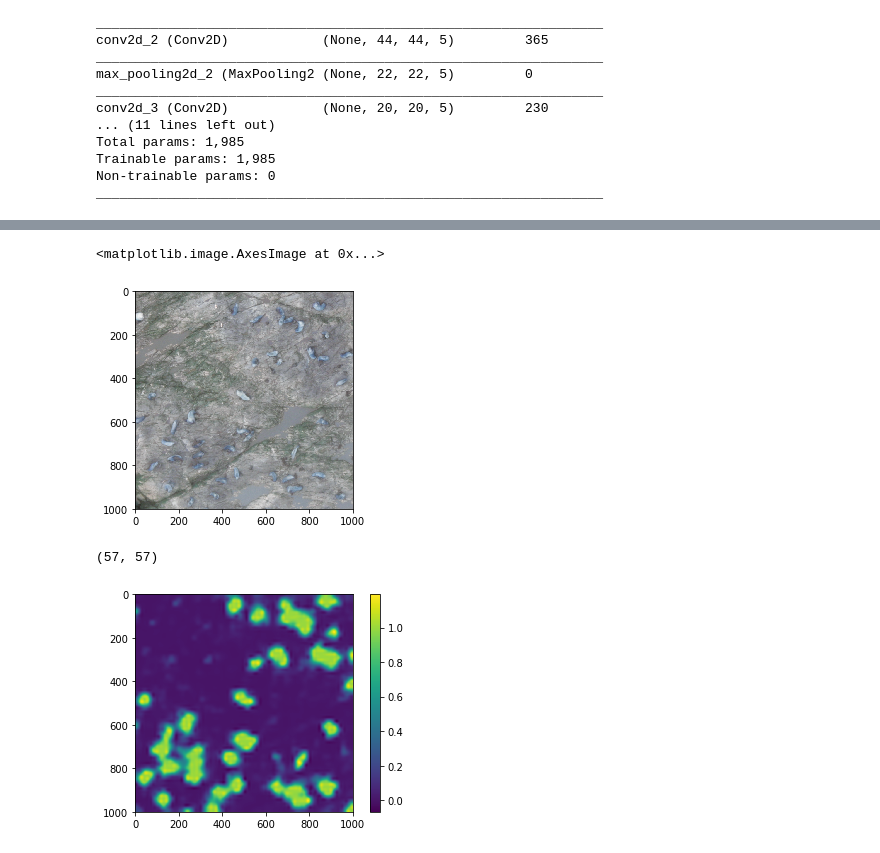
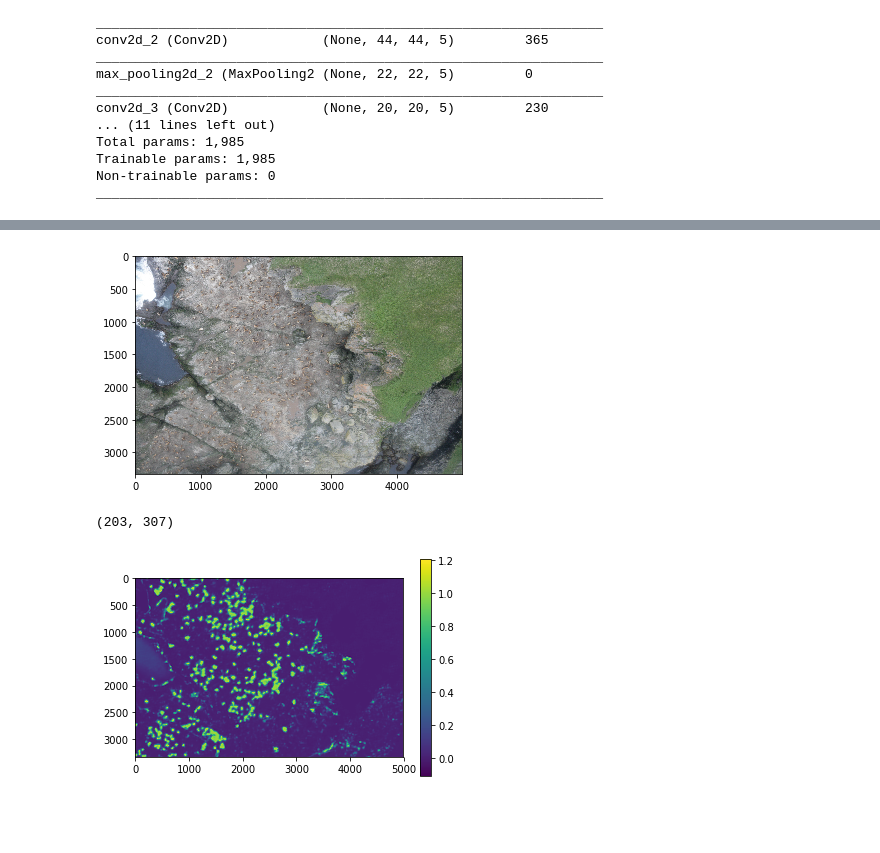
Before and after one commit to marcore94/Sealions, a Jupyter notebook: convModel.ipynb, the cells around one changed output, grey strips where cells are left out. Cells and saved outputs as stored; diff of their text form; code cells hidden in the pictures; blank space fills up the shorter version.

Commit message:
Generate complete heatmap

```diff
--- a/convModel.ipynb
+++ b/convModel.ipynb
@@ -91,8 +93,8 @@ model2.layers[8].set_weights([first, second])
 # %%
 #image = cv2.cvtColor(cv2.imread("./kaggle_sea_lions/Train/905.jpg"), cv2.COLOR_BGR2RGB)
 image = cv2.imread("./kaggle_sea_lions/Train/905.jpg")
-image = image[1000:2000, 1000:2000]
-plt.imshow(image)
+#image = image[1000:2000, 1000:2000]
+plt.imshow(cv2.cvtColor(image, cv2.COLOR_BGR2RGB))
+plt.show()
 # %% [output]
-<matplotlib.image.AxesImage at 0x...>
-[figure, old version]
+[figure, new version]
@@ -99,11 +103,10 @@ plt.imshow(image)
 # %%
-r = model2.predict((image.reshape(1, image.shape[0], image.shape[1], image.shape[2]))/255)
 hm = r[0, :, :, 0]
 print(np.shape(hm))
 #plt.imshow(hm)
-plt.imshow(cv2.resize(hm, dsize=(image.shape[0], image.shape[1]), interpolation=cv2.INTER_CUBIC))
+plt.imshow(cv2.resize(hm, dsize=(image.shape[1], image.shape[0]), interpolation=cv2.INTER_CUBIC))
 plt.colorbar()
 plt.show()
 # %% [output]
-(57, 57)
+(203, 307)
-[figure, old version]
+[figure, new version]
```
Also changed, not shown: parts of 3 cells of this notebook.
